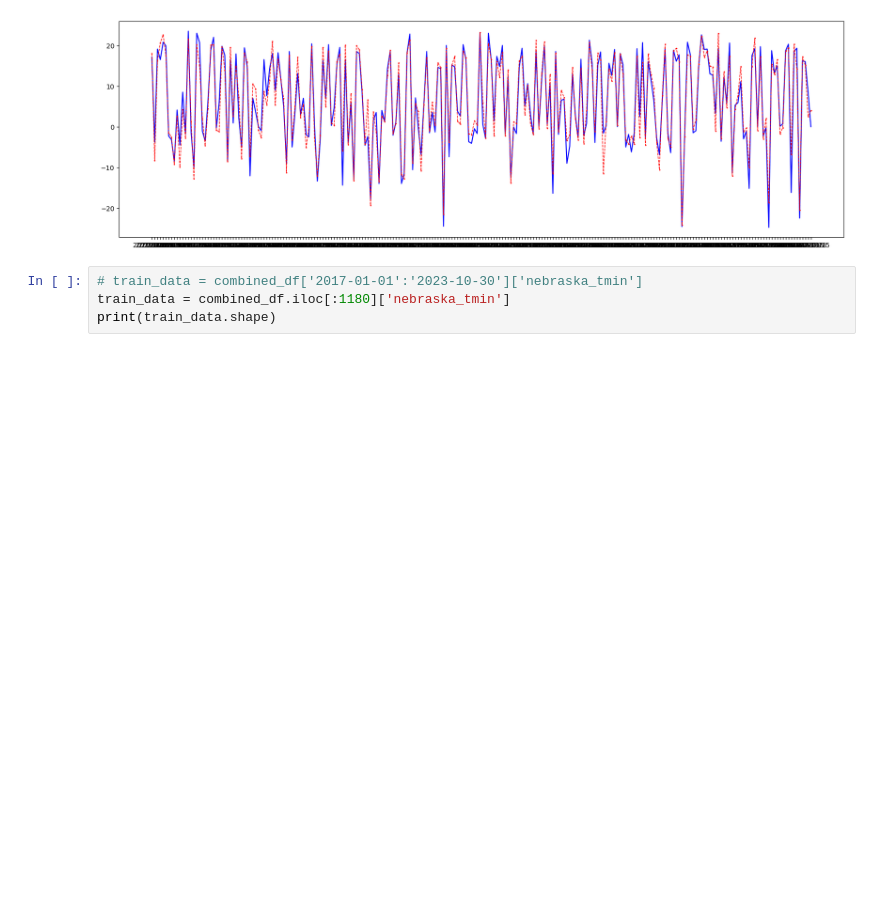
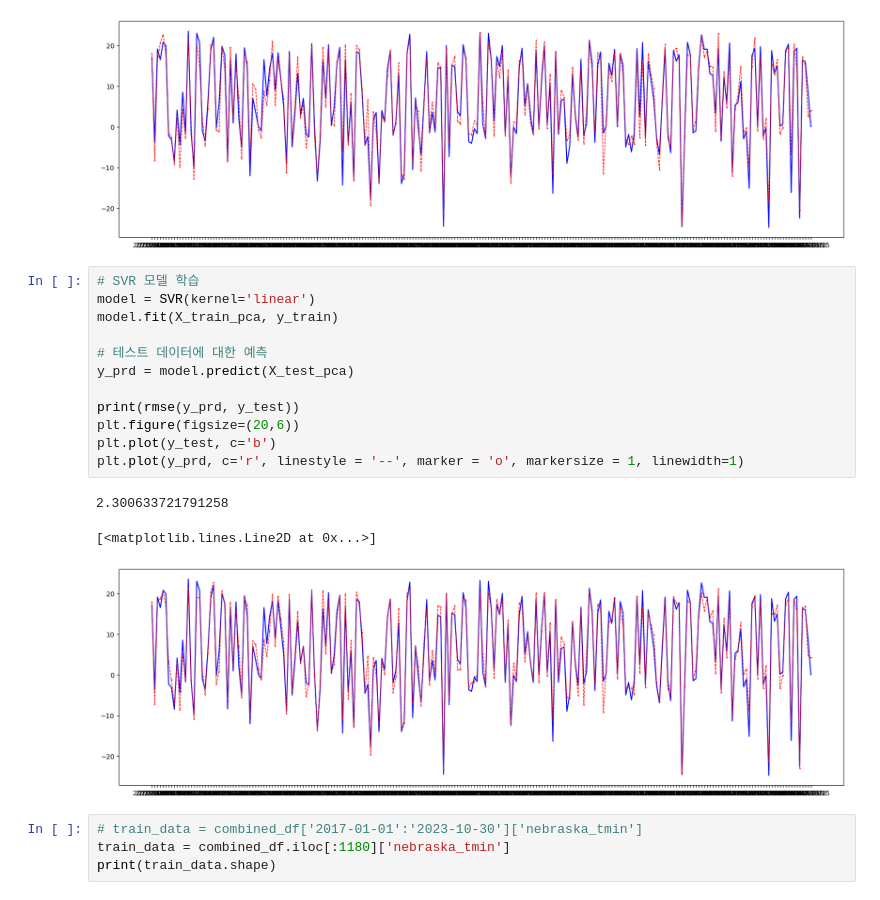
Before and after one commit to badjiyoon/da_study, a Jupyter notebook: wf/8direction_wf.ipynb, the cells around one changed output. Saved outputs shown, nothing was run; the diff lists cells and outputs as text; blank space fills up the shorter version.

```diff
--- a/wf/8direction_wf.ipynb
+++ b/wf/8direction_wf.ipynb
@@ -163,6 +165,22 @@ plt.plot(y_prd, c='r', linestyle = '--', marker = 'o', markersize = 1, linewidth
 2.743703578881543
 [<matplotlib.lines.Line2D at 0x...>]
 [figure]
+# %%
+# SVR 모델 학습
+model = SVR(kernel='linear')
+model.fit(X_train_pca, y_train)
+
+# 테스트 데이터에 대한 예측
+y_prd = model.predict(X_test_pca)
+
+print(rmse(y_prd, y_test))
+plt.figure(figsize=(20,6))
+plt.plot(y_test, c='b')
+plt.plot(y_prd, c='r', linestyle = '--', marker = 'o', markersize = 1, linewidth=1)
+# %% [output]
+2.300633721791258
+[<matplotlib.lines.Line2D at 0x...>]
+[figure, added]
 # %%
 # train_data = combined_df['2017-01-01':'2023-10-30']['nebraska_tmin']
 train_data = combined_df.iloc[:1180]['nebraska_tmin']
```
Also changed, not shown: parts of 1 cell of this notebook.
